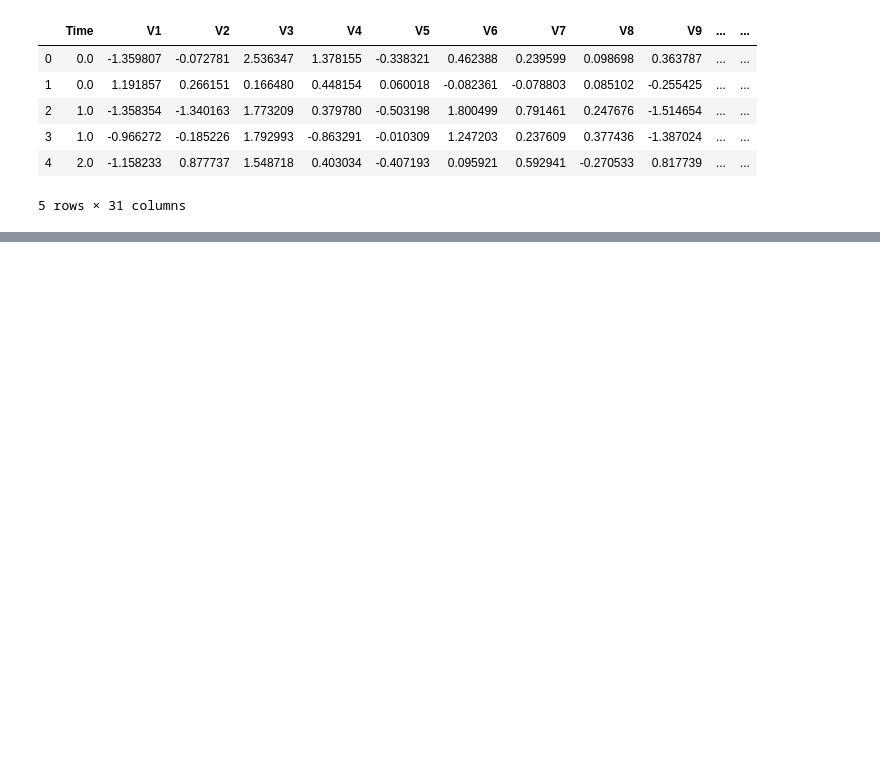
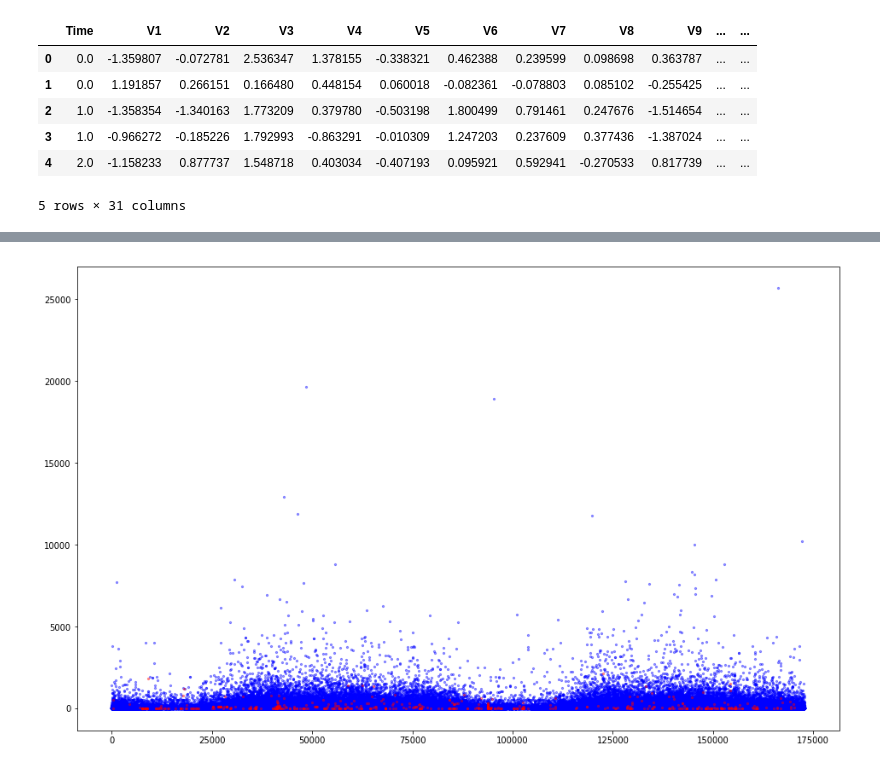
Before and after one commit to RobvanGastel/credit-card-fraud-detection, a Jupyter notebook: notebooks/Exploratory.ipynb, the cells around one changed output, grey strips where cells are left out. Drawn from its saved outputs; the diff is of its cells as text; code cells hidden in the pictures; blank space fills up the shorter version.

```diff
--- a/notebooks/Exploratory.ipynb
+++ b/notebooks/Exploratory.ipynb
@@ -27,0 +41,3 @@ df.describe()
+# %%
+df_fraud = df[ df['Class'] == 1 ]
+df_fraud.describe().T
@@ -27,0 +62,3 @@ df.describe()
+# %%
+df_clean = df[ df['Class'] == 0 ]
+df_clean.describe().T
@@ -27,0 +104,8 @@ df.describe()
+# %%
+fig = plt.figure(figsize=(16,10))
+ax1 = fig.add_subplot(111)
+ax1.scatter(df_clean['Time'], df_clean['Amount'], s=5, c='b', alpha=.4)
+ax1.scatter(df_fraud['Time'], df_fraud['Amount'], s=5, c='r', alpha=.4)
+fig.show()
+# %% [output]
+[figure, added]
```
Also changed, not shown: parts of 8 cells of this notebook.
